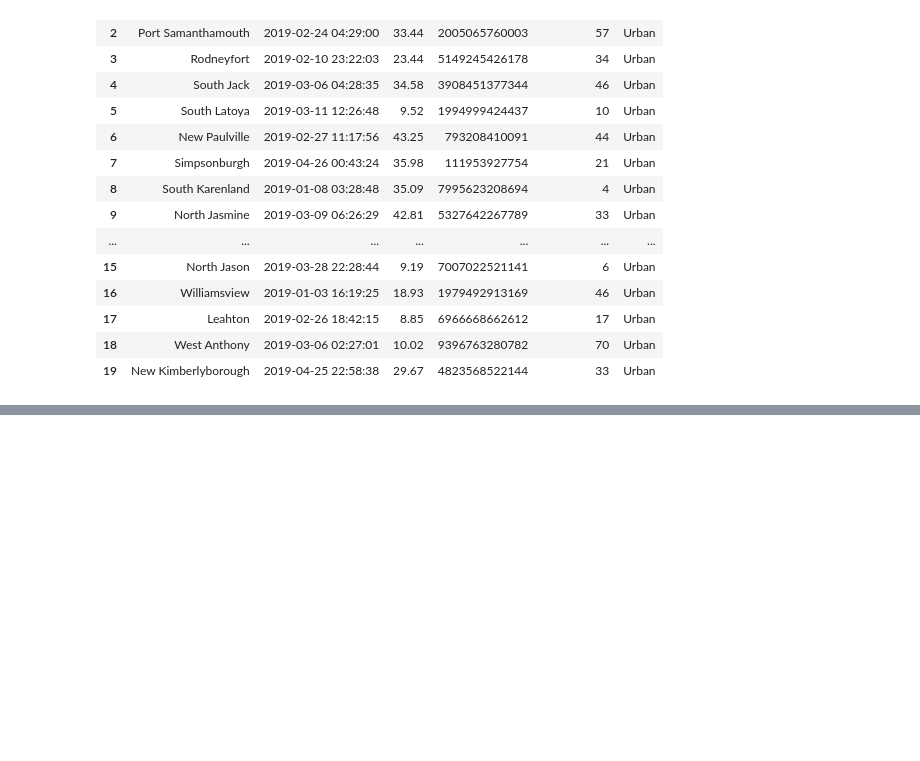
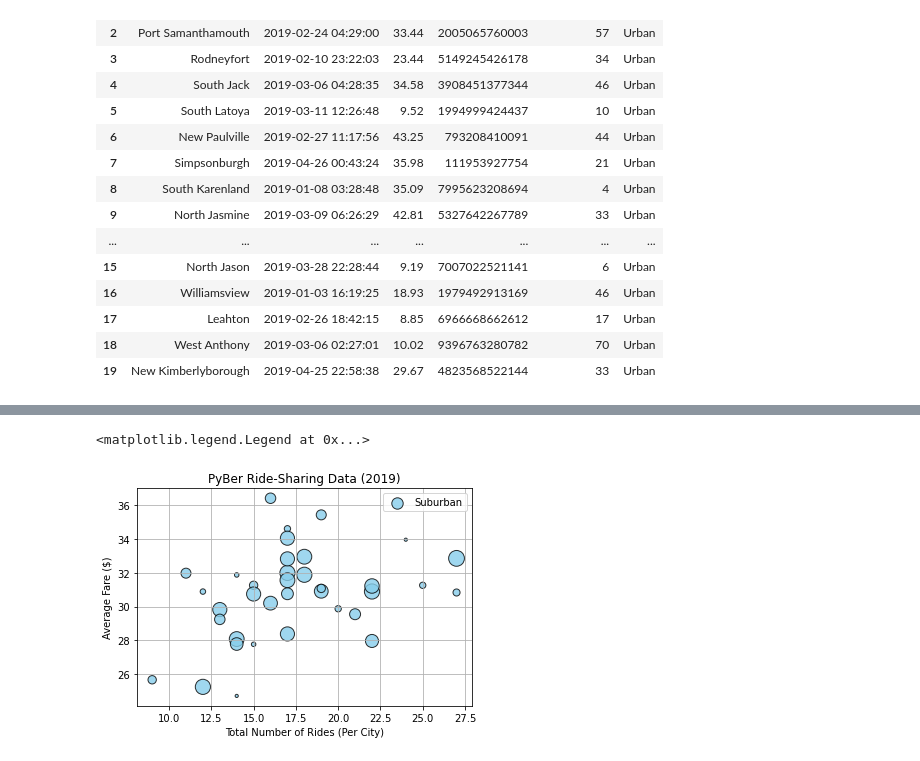
Before and after one commit to MelissaLesiewicz/PyBer_Analysis, a Jupyter notebook: PyBer_Analysis.ipynb, the cells around one changed output, grey strips where cells are left out. Saved outputs shown, nothing was run; the diff lists cells and outputs as text; code cells hidden in the pictures; blank space fills up the shorter version.

```diff
--- a/PyBer_Analysis.ipynb
+++ b/PyBer_Analysis.ipynb
@@ -110,0 +123,4 @@ ride_data_complete.head(20)
+# %%
+# Create the Suburban city DataFrame.
+suburban_cities_df = ride_data_complete[ride_data_complete["type"] == "Suburban"]
+suburban_cities_df.head()
@@ -110,0 +158,4 @@ ride_data_complete.head(20)
+# %%
+# Get the number of rides for suburban cities.
+suburban_ride_count = suburban_cities_df.groupby(["city"]).count()["ride_id"]
+suburban_ride_count.head()
@@ -110,0 +194,4 @@ ride_data_complete.head(20)
+# %%
+#get average fare for each city type
+average_suburban_fare = suburban_cities_df.groupby(["city"]).mean()["fare"]
+average_suburban_fare.head()
@@ -110,0 +231,4 @@ ride_data_complete.head(20)
+# %%
+# Get the average number of drivers for each suburban city.
+suburban_driver_count = suburban_cities_df.groupby(["city"]).mean()["driver_count"]
+suburban_driver_count.head()
@@ -112,0 +269,13 @@ ride_data_complete.head(20)
+# %%
+#Create bubble chart for suburban cities
+plt.scatter(suburban_ride_count, average_suburban_fare, s=10*suburban_driver_count, c="skyblue",
+            edgecolor="black", linewidths=1, alpha=0.8, label="Suburban")
+#add title, labels, and legend to chart
+plt.title("PyBer Ride-Sharing Data (2019)")
+plt.ylabel("Average Fare ($)")
+plt.xlabel("Total Number of Rides (Per City)")
+plt.grid(True)
+plt.legend()
+# %% [output]
+<matplotlib.legend.Legend at 0x...>
+[figure, added]
```
Also changed, not shown: parts of 15 cells of this notebook, 1 other file.
